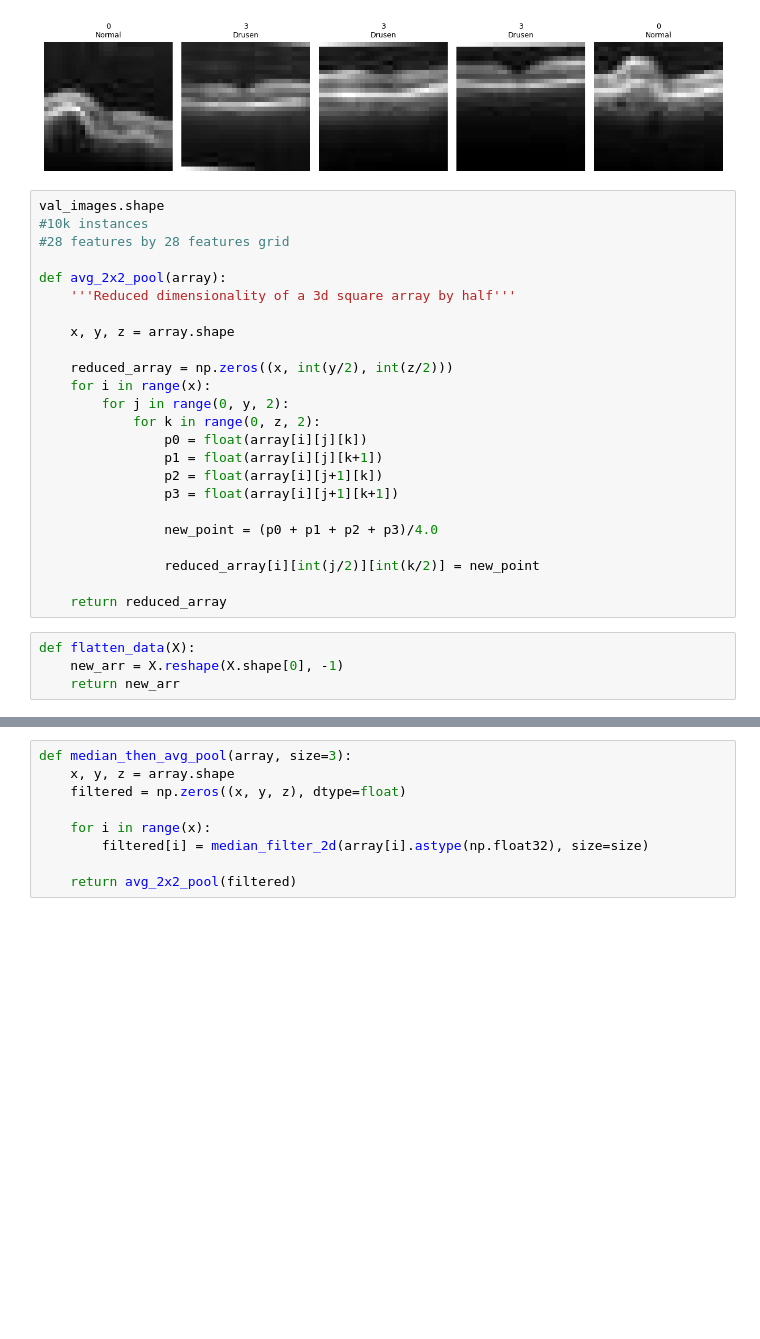
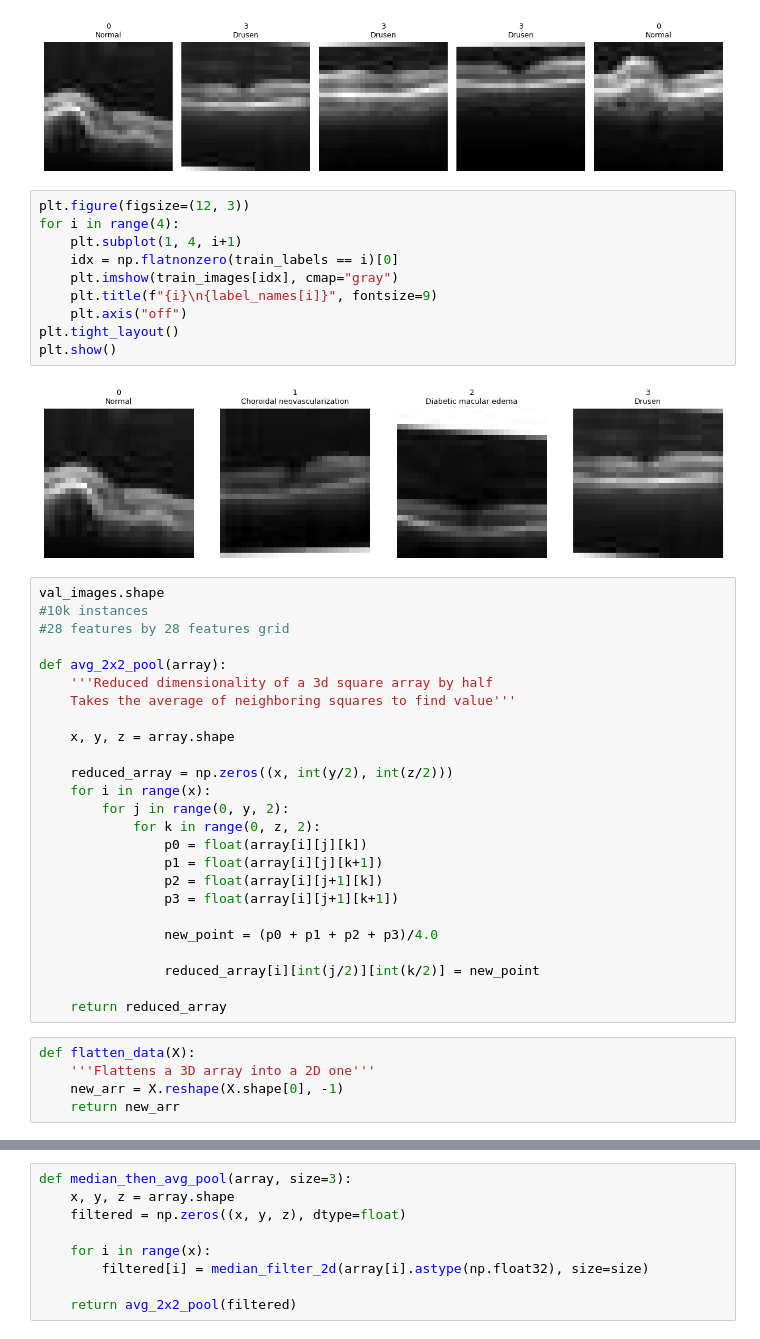
Before and after one commit to samuel5maine-maker/BME4801FinalProject, a Jupyter notebook: milestone_1.ipynb, the cells around one changed output, grey strips where cells are left out. Saved outputs shown, nothing was run; the diff lists cells and outputs as text; blank space fills up the shorter version.

Commit message:
added another visualization of data to help see differences between labels

```diff
--- a/milestone_1.ipynb
+++ b/milestone_1.ipynb
@@ -61,13 +61,26 @@ plt.tight_layout()
 plt.show()
 # %% [output]
 [figure]
+# %%
+plt.figure(figsize=(12, 3))
+for i in range(4):
+    plt.subplot(1, 4, i+1)
+    idx = np.flatnonzero(train_labels == i)[0]
+    plt.imshow(train_images[idx], cmap="gray")
+    plt.title(f"{i}\n{label_names[i]}", fontsize=9)
+    plt.axis("off")
+plt.tight_layout()
+plt.show()
+# %% [output]
+[figure, added]
 # %%
 val_images.shape
 #10k instances
 #28 features by 28 features grid
 
 def avg_2x2_pool(array):
-    '''Reduced dimensionality of a 3d square array by half'''
+    '''Reduced dimensionality of a 3d square array by half
+    Takes the average of neighboring squares to find value'''
 
     x, y, z = array.shape
 
@@ -87,6 +100,7 @@ def avg_2x2_pool(array):
     return reduced_array
 # %%
 def flatten_data(X):
+    '''Flattens a 3D array into a 2D one'''
     new_arr = X.reshape(X.shape[0], -1)
     return new_arr
 # %%
```
Also changed, not shown: parts of 3 cells of this notebook.
